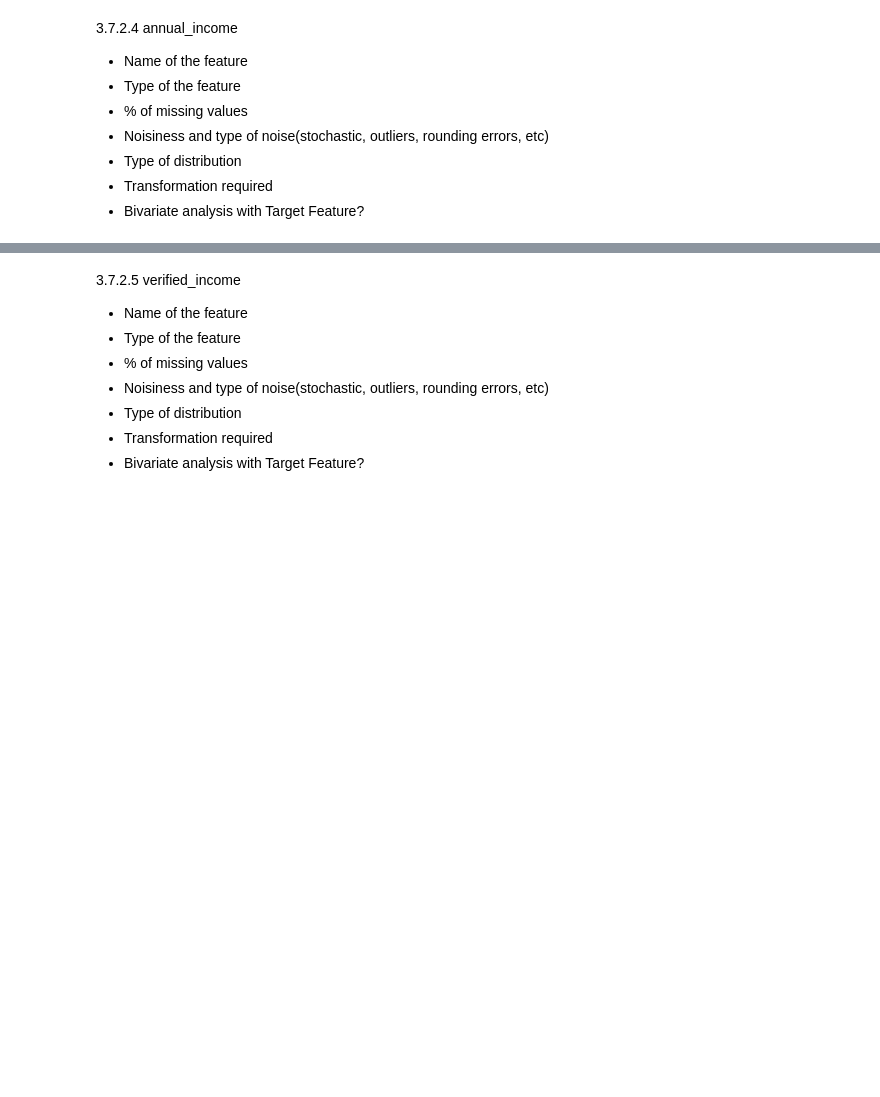
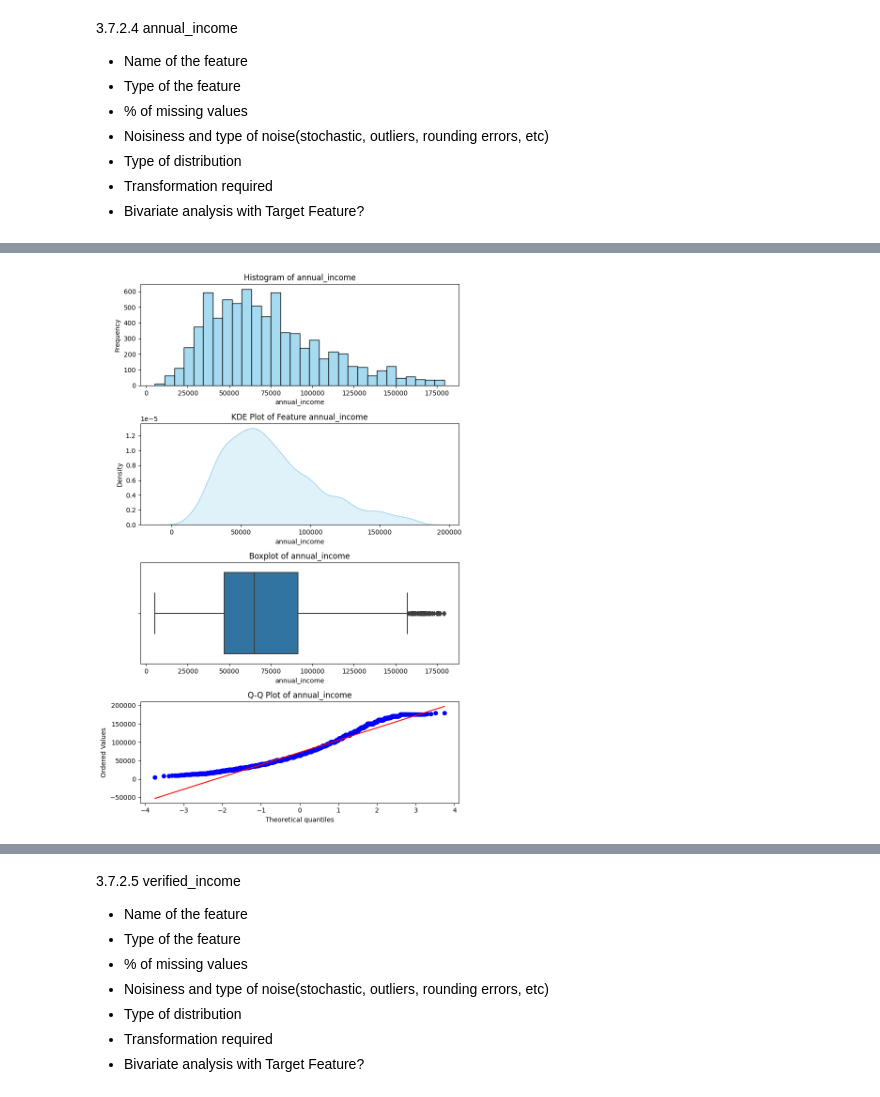
Before and after one commit to RohitDas92/Loan_Interest_Rate_Prediction, a Jupyter notebook: Code/1_EDA.ipynb, the cells around one changed output, grey strips where cells are left out. Cells and saved outputs as stored; diff of their text form; code cells hidden in the pictures; blank space fills up the shorter version.

```diff
--- a/Code/1_EDA.ipynb
+++ b/Code/1_EDA.ipynb
@@ -964,0 +1028,7 @@ bivariate_analysis_num_cat(df,'interest_rate','state')
+# %%
+#Filtering outliers for better understanding of distribution
+df_annual_income_outlier_capped = df[df['annual_income']<180000]
+# %%
+explore_num_feature_distribution(df_annual_income_outlier_capped,'annual_income')
+# %% [output]
+[figure, added]
```
Also changed, not shown: parts of 22 cells of this notebook, 2 other files.
